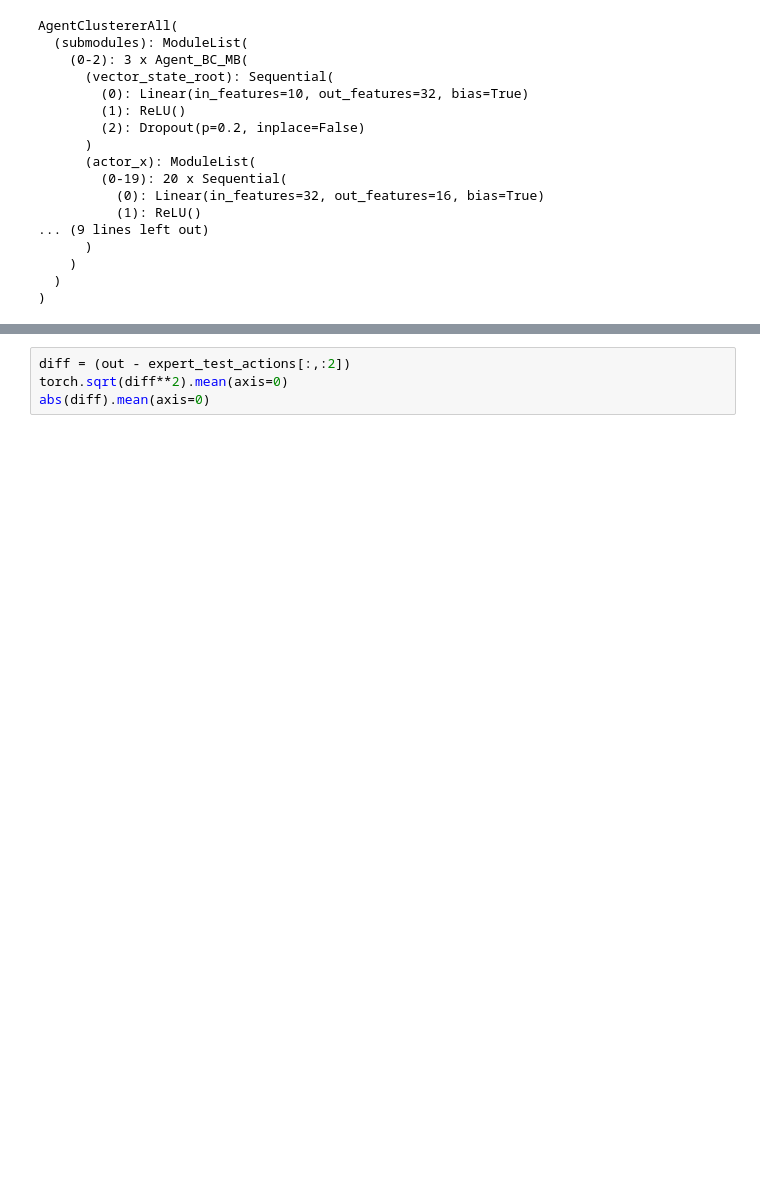
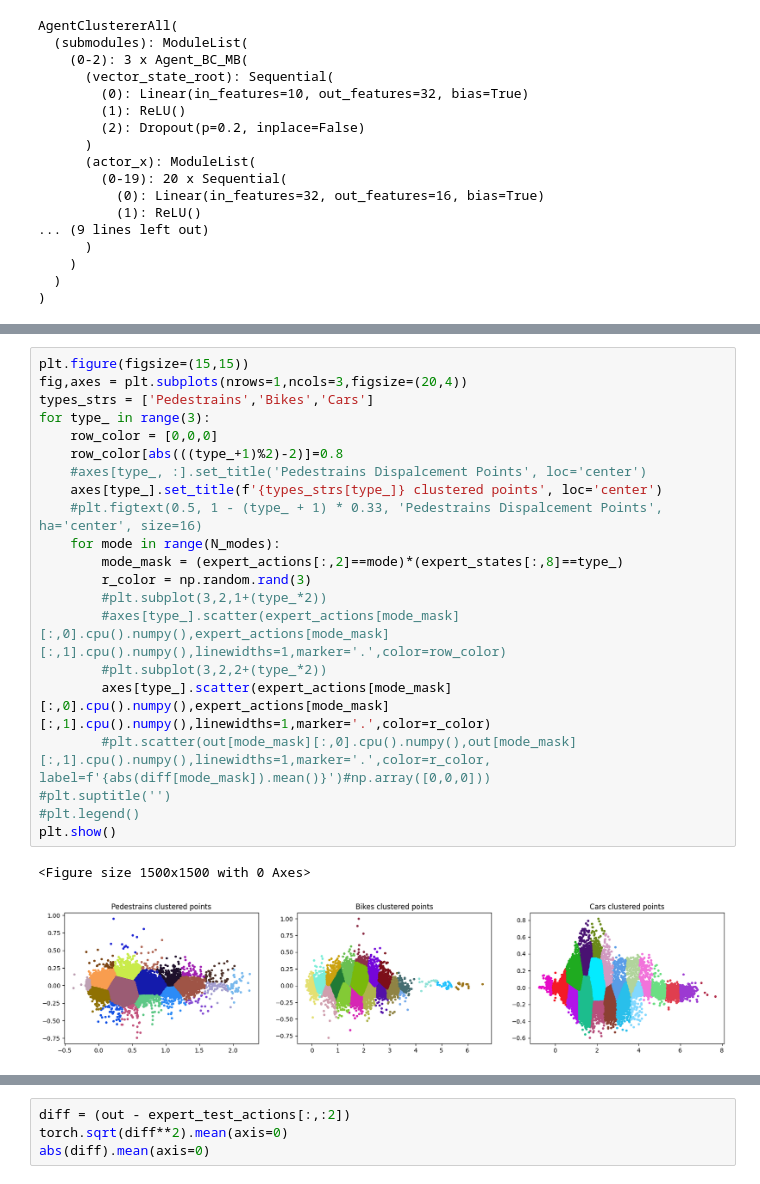
Before and after one commit to engyasin/SLRL, a Jupyter notebook: ind_model/draw_results.ipynb, the cells around one changed output, grey strips where cells are left out. Cells and saved outputs as stored; diff of their text form; blank space fills up the shorter version.

```diff
--- a/ind_model/draw_results.ipynb
+++ b/ind_model/draw_results.ipynb
@@ -137,3 +163,27 @@ AgentClustererAll(
+# %%
+plt.figure(figsize=(15,15))
+fig,axes = plt.subplots(nrows=1,ncols=3,figsize=(20,4))
+types_strs = ['Pedestrains','Bikes','Cars']
+for type_ in range(3):
+    row_color = [0,0,0]
+    row_color[abs(((type_+1)%2)-2)]=0.8
+    #axes[type_, :].set_title('Pedestrains Dispalcement Points', loc='center')
+    axes[type_].set_title(f'{types_strs[type_]} clustered points', loc='center')
+    #plt.figtext(0.5, 1 - (type_ + 1) * 0.33, 'Pedestrains Dispalcement Points', ha='center', size=16)
+    for mode in range(N_modes):
+        mode_mask = (expert_actions[:,2]==mode)*(expert_states[:,8]==type_)
+        r_color = np.random.rand(3)
+        #plt.subplot(3,2,1+(type_*2))
+        #axes[type_].scatter(expert_actions[mode_mask][:,0].cpu().numpy(),expert_actions[mode_mask][:,1].cpu().numpy(),linewidths=1,marker='.',color=row_color)
+        #plt.subplot(3,2,2+(type_*2))
+        axes[type_].scatter(expert_actions[mode_mask][:,0].cpu().numpy(),expert_actions[mode_mask][:,1].cpu().numpy(),linewidths=1,marker='.',color=r_color)
+        #plt.scatter(out[mode_mask][:,0].cpu().numpy(),out[mode_mask][:,1].cpu().numpy(),linewidths=1,marker='.',color=r_color, label=f'{abs(diff[mode_mask]).mean()}')#np.array([0,0,0]))
+#plt.suptitle('')
+#plt.legend()
+plt.show()
+# %% [output]
+<Figure size 1500x1500 with 0 Axes>
+[figure, added]
 # %%
 with torch.no_grad():
     out, mode_vals = model_bc.get_action(expert_test_states[:,:10], best=True, z_logits=expert_test_actions[:,2])#[0] - expert_test_actions[:10,:2]
```
Also changed, not shown: parts of 3 cells of this notebook, 13 other files.
